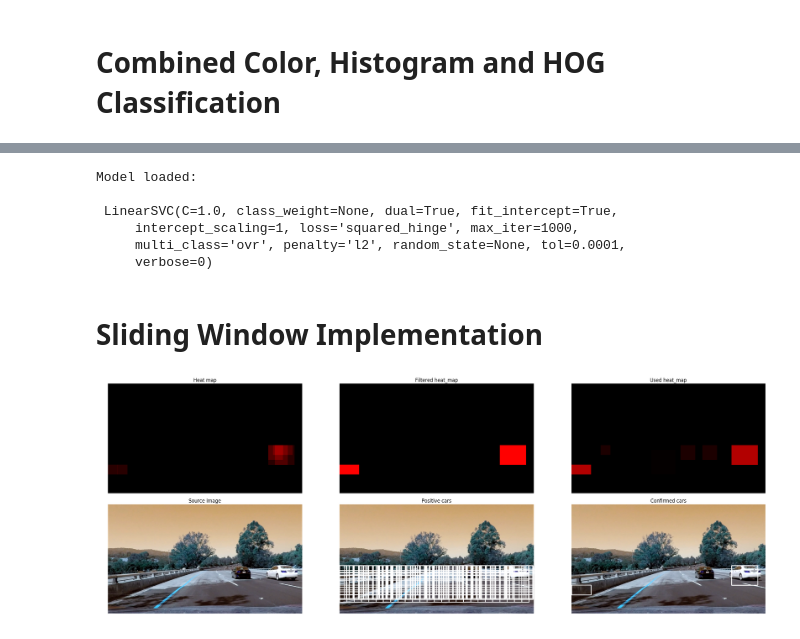
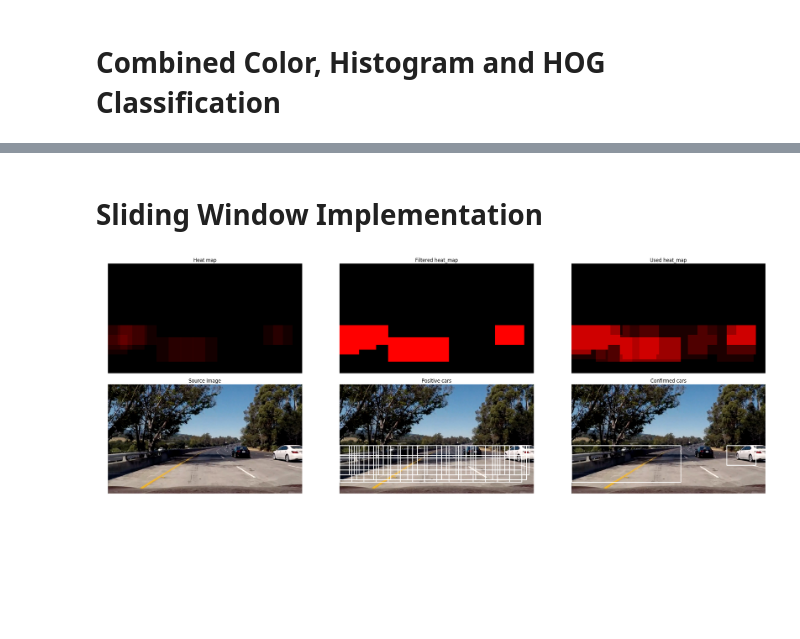
Before and after one commit to ninopereira/Vehicle_Detection_and_Tracking, a Jupyter notebook: vehicle_detection.ipynb, the cells around one changed output, grey strips where cells are left out. Saved outputs shown, nothing was run; the diff lists cells and outputs as text; code cells hidden in the pictures; blank space fills up the shorter version.

Commit message:
Added all hog channels. code refactored. Added class car_detector.

```diff
--- a/vehicle_detection.ipynb
+++ b/vehicle_detection.ipynb
@@ -239,15 +330,3 @@ joblib.dump(svc, 'svc_model.pkl')
-# %%
-# load the model
-svc = joblib.load('svc_model.pkl')
-X_scaler = joblib.load('X_scaler_model.pkl')
-print("Model loaded: \n\n",svc)
-# %% [output]
-Model loaded:
-
- LinearSVC(C=1.0, class_weight=None, dual=True, fit_intercept=True,
-     intercept_scaling=1, loss='squared_hinge', max_iter=1000,
-     multi_class='ovr', penalty='l2', random_state=None, tol=0.0001,
-     verbose=0)
 # %% [markdown]
 # Sliding Window Implementation
 # %%
@@ -375,25 +437,6 @@ def get_detected(heat_map,area_th = 20):
     return detected_car_pos,detected_car_rectangles
 # %%
 def process_image(img,debug=0):
-
-    ################################################################################
-    #these settings have to be made global or loaded via other way
-    cspace_val = 'RGB'#'RGB'
-    spatial_size_val = (32, 32)
-
-    # settings for histogram feature extraction
-    hist_bins_val = 32
-    hist_range_val = (0,256)
-
-    # settings for hog feature extraction
-    orient_val = 9
-    pix_per_cell_val = 8
-    cell_per_block_val = 2
-    # orient_val = 12
-    # pix_per_cell_val = 16
-    # cell_per_block_val = 4
-    hog_channel_val = 2
-    #################################################################################
 
     if not hasattr(process_image, "heat_map_old"):
         process_image.heat_map_old = np.zeros_like(img)
@@ -405,10 +448,9 @@ def process_image(img,debug=0):
     # apply decay to the heat_map
     process_image.heat_map_old = process_image.heat_map_old*(1-decay)
 
-    rectangles = create_list_rectangles(img,overlap = 0.5)
+    rectangles = create_list_rectangles(img)
 
-    heat_map = get_heat_map(img,cspace_val,rectangles,spatial_size_val,hist_bins_val,
-                    hist_range_val,hog_channel_val,orient_val,pix_per_cell_val,cell_per_block_val)
+    heat_map = get_heat_map(img,rectangles,process_image.car_detector)
 
     filtered_heat_map = filter_heat_map(heat_map,th_ratio=0.1)
 
@@ -447,20 +489,22 @@ def process_image(img,debug=0):
         plt.show();
 
     return detected_cars_img
-#     if not hasattr(process_image, "count"):
-#         process_image.left_sp_avg = int(-100000)
-#         process_image.right_sp_avg = int(-100000)
-#         process_image.count = 0
+# %%
+#reset heat_map_old
+process_image.heat_map_old=np.zeros_like(img)
+process_image.car_detector = car_detector
 # %%
 # pipeline
 # Implement a sliding-window technique and use your trained classifier to search for vehicles in images.
-img = cv2.imread('test_images/test6.jpg') # two cars, black and white
-img = cv2.imread('test_images/test5.jpg') # two cars, black and white
-img = cv2.imread('test_images/test4.jpg') # two cars, black and white
-# img = cv2.imread('test_images/test3.jpg') # white car
+
+img = mpimg.imread('test_images/test6.jpg') # two cars, black and white
+img = mpimg.imread('test_images/test5.jpg') # two cars, black and white
+# img = mpimg.imread('test_images/test4.jpg') # two cars, black and white
+# img = mpimg.imread('test_images/test3.jpg') # white car
 # img = cv2.imread('test_images/test2.jpg') # no cars
 # img = cv2.imread('test_images/test1.jpg') # two cars, black and white
 # img = cv2.cvtColor(img,cv2.COLOR_BGR2RGB)
+# img = img.astype(np.float32)
 process_image(img,debug=1);
 # %% [output]
-[figure, old version]
+[figure, new version]
```
Also changed, not shown: parts of 21 cells of this notebook, 8 other files.
